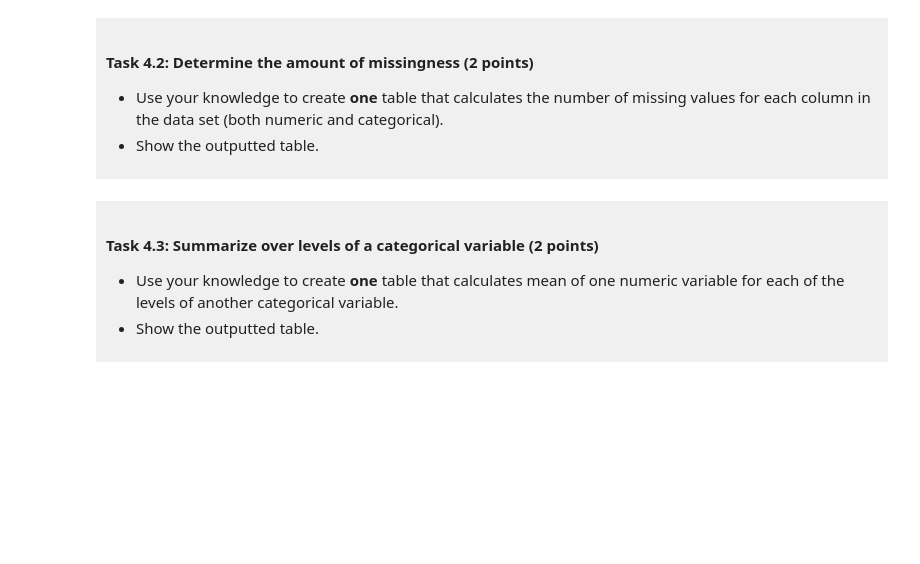
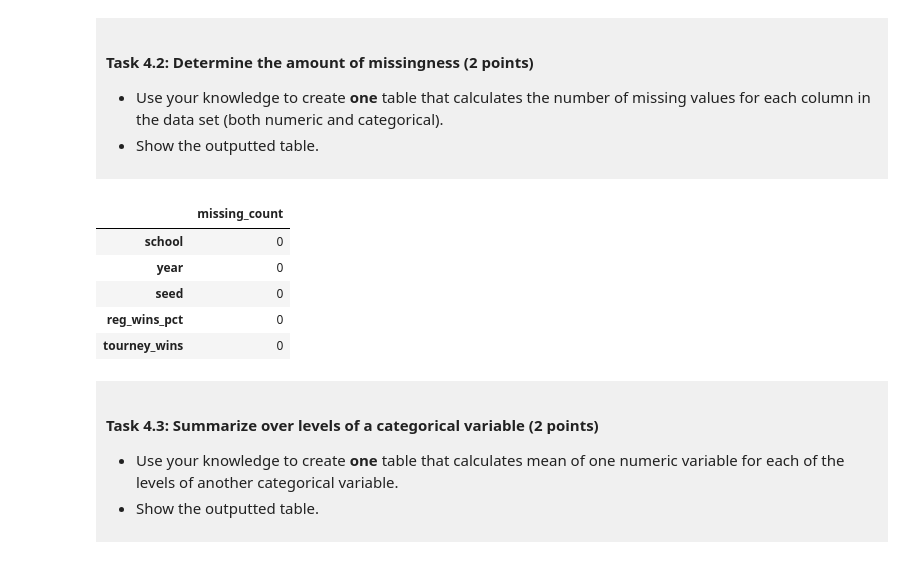
Before and after one commit to vliu9793-afk/toy_ds_project, a Jupyter notebook: dsci-100-project-notebook (1).ipynb, the cells around one changed output. Drawn from its saved outputs; the diff is of its cells as text; code cells hidden in the pictures; blank space fills up the shorter version.

```diff
--- a/dsci-100-project-notebook (1).ipynb
+++ b/dsci-100-project-notebook (1).ipynb
@@ -250,7 +256,16 @@ You will refine your research question (if needed) and produce a tidy data set.
 - Show the outputted table.
 </div>
 # %%
-### EDIT THIS CODE CELL ###
+missing= (tidy_data.isna().sum())
+missing=pd.DataFrame(missing, columns=['missing_count'])
+missing
+# %% [output]
+|  | missing_count |
+| school | 0 |
+| year | 0 |
+| seed | 0 |
+| reg_wins_pct | 0 |
+| tourney_wins | 0 |
 # %% [markdown]
 <div style="background-color: #f0f0f0; padding: 10px;">
 
```
Also changed, not shown: parts of 9 cells of this notebook.
